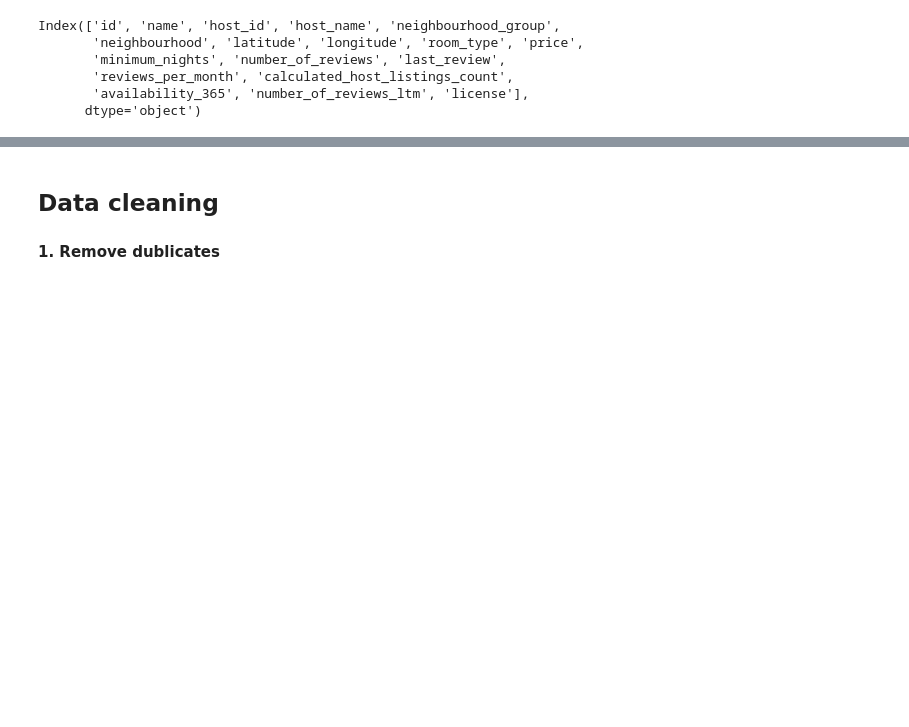
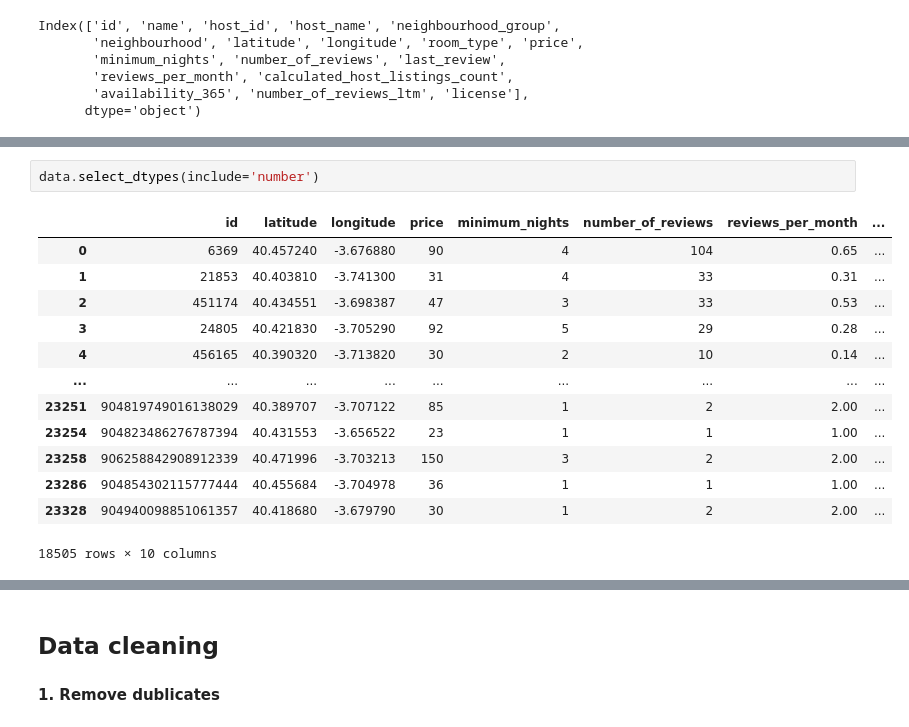
Before and after one commit to Monalaihoi/Training, a Jupyter notebook: airbnb_data2023.ipynb, the cells around one changed output, grey strips where cells are left out. Cells and saved outputs as stored; diff of their text form; blank space fills up the shorter version.

```diff
--- a/airbnb_data2023.ipynb
+++ b/airbnb_data2023.ipynb
@@ -112,3 +112,19 @@ data.describe()
 | 50% | 4.842274e+07 | 1.398005e+08 | 40.420075 | -3.701150 | 89.000000 | 2.000000 | 10.000000 | 1.160000 | ... |
 | 75% | 7.158394e+17 | 3.488715e+08 | 40.431062 | -3.685967 | 143.000000 | 3.000000 | 45.000000 | 2.600000 | ... |
 | max | 9.100071e+17 | 5.188792e+08 | 40.536230 | -3.543760 | 85110.000000 | 1125.000000 | 913.000000 | 34.320000 | ... |
+# %%
+data.select_dtypes(include='number')
+# %% [output]
+|  | id | latitude | longitude | price | minimum_nights | number_of_reviews | reviews_per_month | ... |
+| 0 | 6369 | 40.457240 | -3.676880 | 90 | 4 | 104 | 0.65 | ... |
+| 1 | 21853 | 40.403810 | -3.741300 | 31 | 4 | 33 | 0.31 | ... |
+| 2 | 451174 | 40.434551 | -3.698387 | 47 | 3 | 33 | 0.53 | ... |
+| 3 | 24805 | 40.421830 | -3.705290 | 92 | 5 | 29 | 0.28 | ... |
+| 4 | 456165 | 40.390320 | -3.713820 | 30 | 2 | 10 | 0.14 | ... |
+| ... | ... | ... | ... | ... | ... | ... | ... | ... |
+| 23251 | 904819749016138029 | 40.389707 | -3.707122 | 85 | 1 | 2 | 2.00 | ... |
+| 23254 | 904823486276787394 | 40.431553 | -3.656522 | 23 | 1 | 1 | 1.00 | ... |
+| 23258 | 906258842908912339 | 40.471996 | -3.703213 | 150 | 3 | 2 | 2.00 | ... |
+| 23286 | 904854302115777444 | 40.455684 | -3.704978 | 36 | 1 | 1 | 1.00 | ... |
+| 23328 | 904940098851061357 | 40.418680 | -3.679790 | 30 | 1 | 2 | 2.00 | ... |
+18505 rows × 10 columns
```
Also changed, not shown: parts of 7 cells of this notebook, 2 other files.
